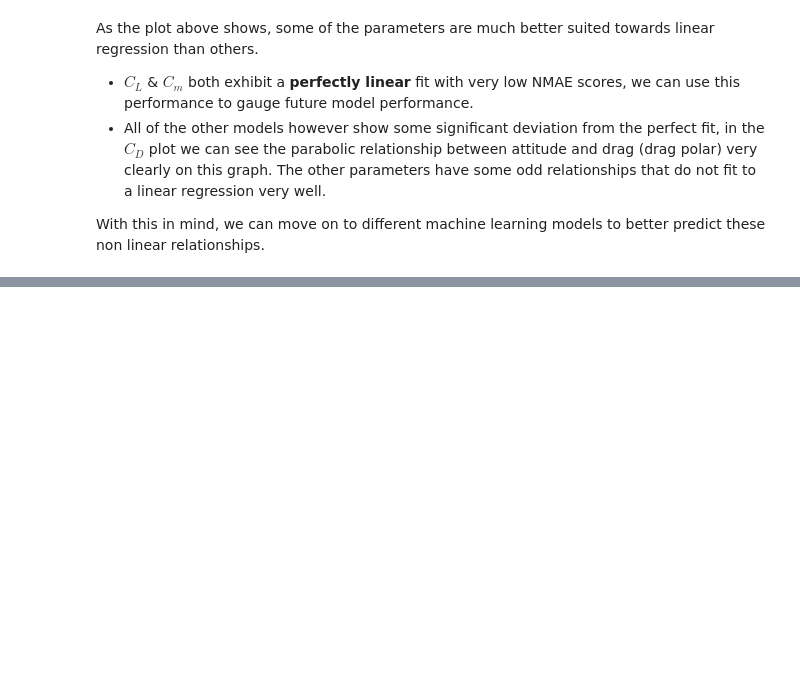
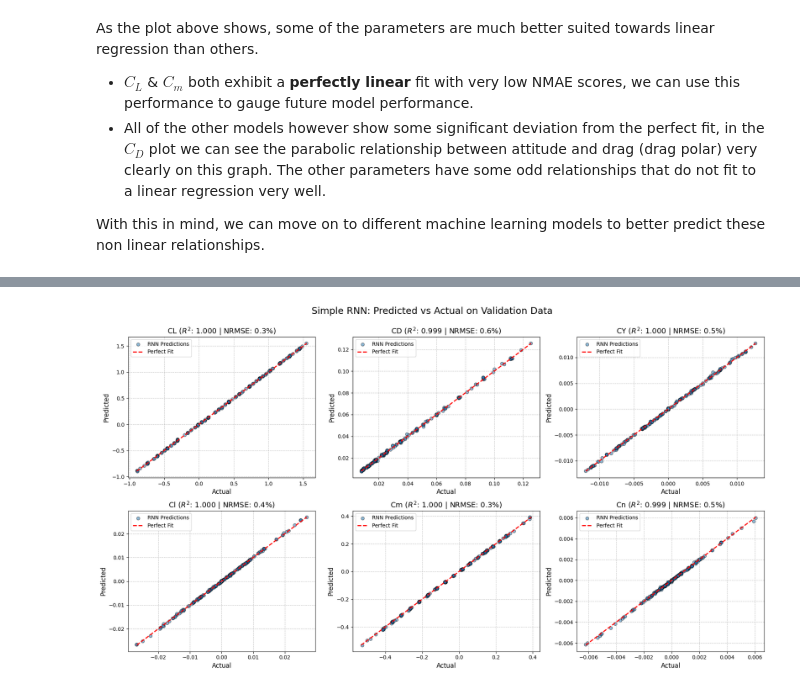
Before and after one commit to jadendew/E178-Project, a Jupyter notebook: E178ProjMain.ipynb, the cells around one changed output, grey strips where cells are left out. Cells and saved outputs as stored; diff of their text form; code cells hidden in the pictures; blank space fills up the shorter version.

```diff
--- a/E178ProjMain.ipynb
+++ b/E178ProjMain.ipynb
@@ -396,0 +426,53 @@ plt.legend();
+# %%
+from sklearn.metrics import mean_squared_error, r2_score
+
+# Calculate raw MSE, then take the square root to get RMSE for all parameters
+rnnValMse = mean_squared_error(yValidate, validatePred, multioutput='raw_values')
+rnnValRmse = np.sqrt(rnnValMse)
+
+# Calculate R-squared for all parameters
+rnnValR2 = r2_score(yValidate, validatePred, multioutput='raw_values')
+
+parameters = ["CL", "CD", "CY", "Cl", "Cm", "Cn"]
+
+# Convert yValidate to a numpy array to handle column indexing safely
+# (Assuming yValidate is a Pandas DataFrame from earlier)
+yVal_array = np.array(yValidate)
+
+# Set up the 2x3 plot grid
+fig, axes = plt.subplots(2, 3, figsize=(18, 10))
+fig.suptitle('Simple RNN: Predicted vs Actual on Validation Data', fontsize=18)
+
+axes = axes.flatten()
+
+for i, target in enumerate(parameters):
+    ax = axes[i]
+
+    # Extract actual and predicted values for this specific parameter
+    actual = yVal_array[:, i]
+    predicted = validatePred[:, i]
+
+    # Calculate NRMSE (Normalized by the range of actual values)
+    range_val = actual.max() - actual.min()
+    nrmse = (rnnValRmse[i] / range_val) * 100 if range_val != 0 else 0
+
+    # Actual vs predicted scatter plot
+    ax.scatter(actual, predicted, alpha=0.5, edgecolor='k', label='RNN Predictions')
+
+    # "Ideal" prediction line (y = x)
+    min_val = min(actual.min(), predicted.min())
+    max_val = max(actual.max(), predicted.max())
+    ax.plot([min_val, max_val], [min_val, max_val], 'r--', lw=2, label='Perfect Fit')
+
+    # Add R-squared and NRMSE percentage to the title
+    ax.set_title(f"{target} ($R^2$: {rnnValR2[i]:.3f} | NRMSE: {nrmse:.1f}%)", fontsize=14)
+    ax.set_xlabel('Actual', fontsize=12)
+    ax.set_ylabel('Predicted', fontsize=12)
+    ax.legend()
+    ax.grid(True, linestyle='--', alpha=0.7)
+
+plt.tight_layout()
+plt.subplots_adjust(top=0.9)
+plt.show()
+# %% [output]
+[figure, added]
```
Also changed, not shown: parts of 8 cells of this notebook.
